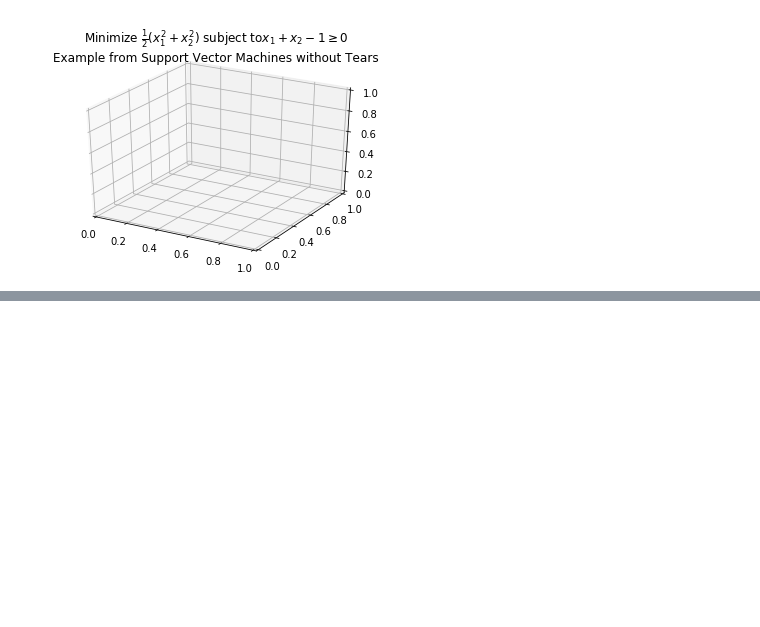
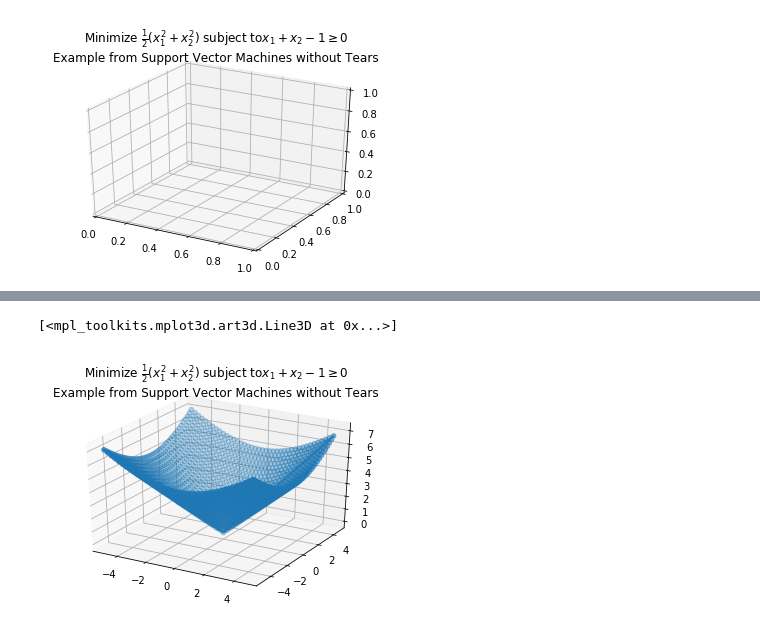
Before and after one commit to ggaarder7/yanhh0.github.io, a Jupyter notebook: quadratic-programming.ipynb, the cells around one changed output, grey strips where cells are left out. Saved outputs shown, nothing was run; the diff lists cells and outputs as text; code cells hidden in the pictures; blank space fills up the shorter version.

```diff
--- a/quadratic-programming.ipynb
+++ b/quadratic-programming.ipynb
@@ -12,0 +30,8 @@ Text(0.5,0.92,'Minimize $\\frac{1}{2} (x_1^2 + x_2^2)$ subject to$x_1 + x_2 - 1
+# %%
+ax.plot(X, Y, Z)
+# %% [output]
+[<mpl_toolkits.mplot3d.art3d.Line3D at 0x...>]
+# %%
+fig
+# %% [output]
+[figure, added]
```
Also changed, not shown: parts of 2 cells of this notebook.
